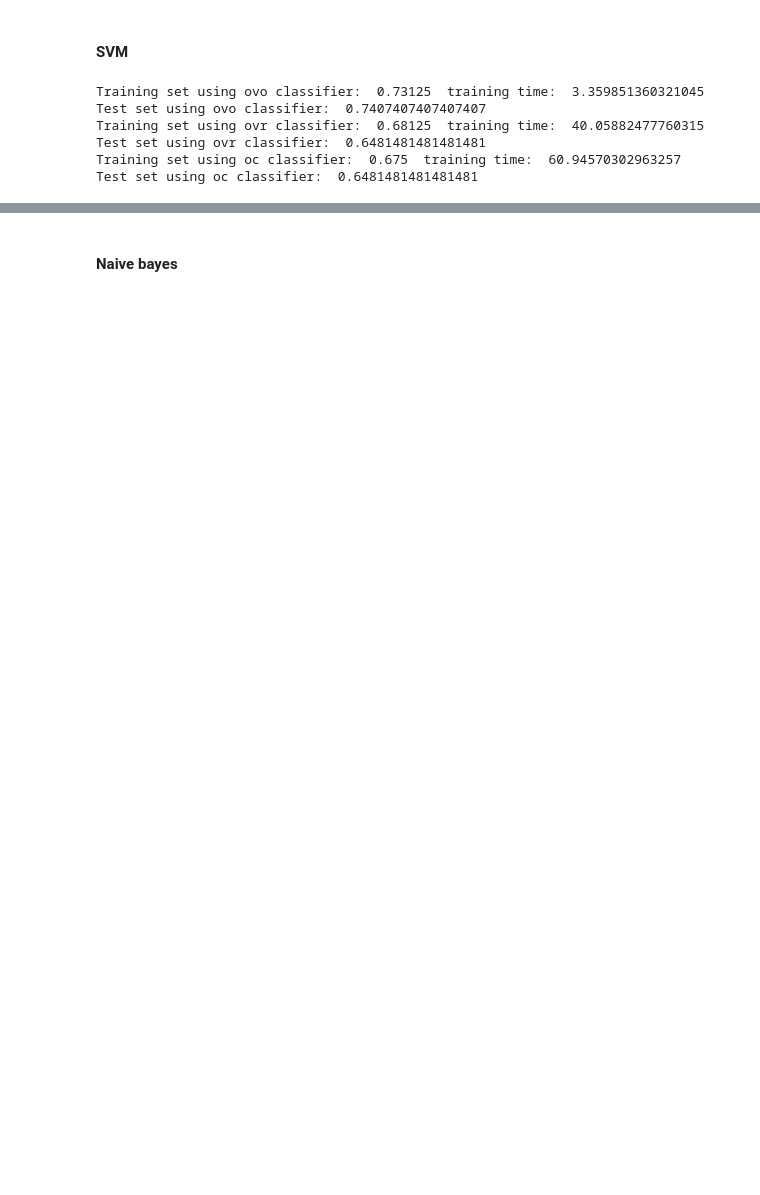
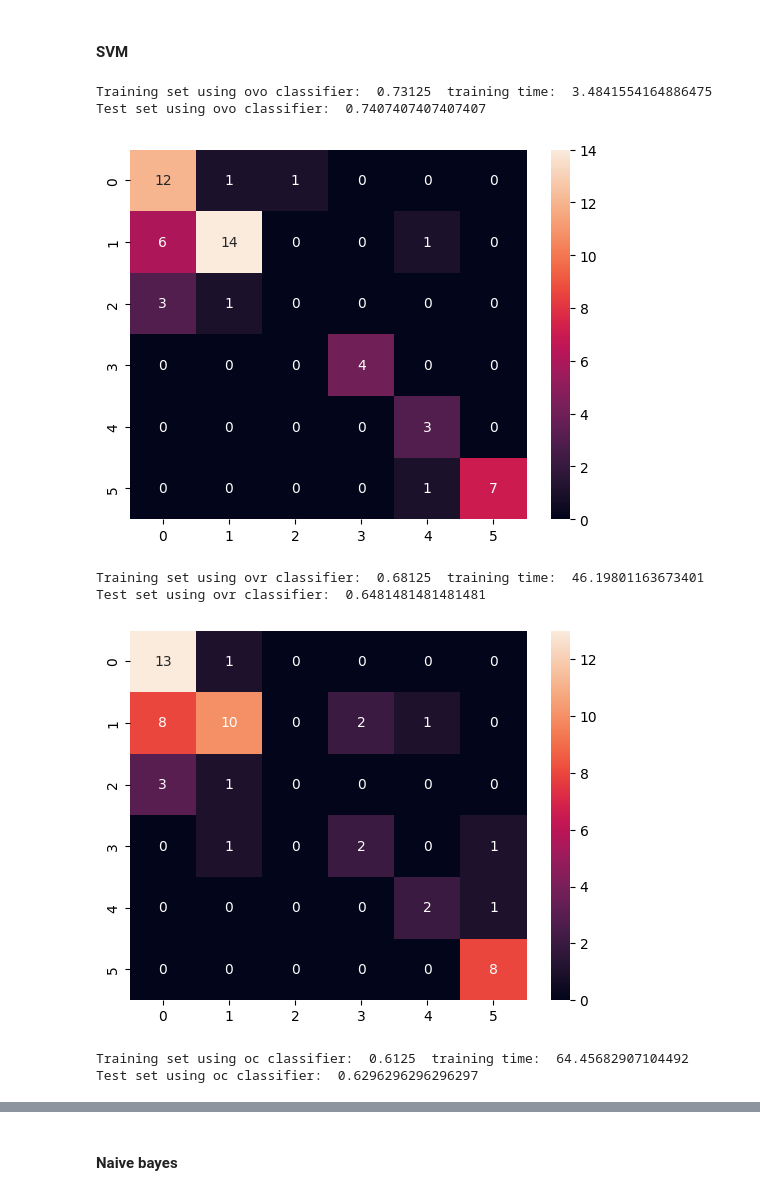
Before and after one commit to katevi/Introduction-to-ML, a Jupyter notebook: lab3/multiclass_classification_multioutput_regression.ipynb, the cells around one changed output, grey strips where cells are left out. Drawn from its saved outputs; the diff is of its cells as text; code cells hidden in the pictures; blank space fills up the shorter version.

```diff
--- a/lab3/multiclass_classification_multioutput_regression.ipynb
+++ b/lab3/multiclass_classification_multioutput_regression.ipynb
@@ -321,61 +379,69 @@ from sklearn.svm import SVC
 classifier_svm = SVC()
 steps = [
     ('scalar', StandardScaler()),
-    ('model', SVC())
+    ('model', SVC(random_state=42))
 ]
-svm_linear_pipe = Pipeline(steps)
+svm_pipe = Pipeline(steps)
 # %%
 parameters = { 'model__kernel' : ['linear'],
                'model__C' : [1,10,100,1000,10000],
                'model__random_state' : [42]
 }
-classifier_svm_linear = GridSearchCV(svm_linear_pipe, parameters, scoring='roc_auc', cv = 3)
+classifier_svm = GridSearchCV(svm_pipe, parameters, scoring='roc_auc', cv = 3)
 
-classifier_svm_ovo = OneVsOneClassifier(classifier_svm_linear)
+classifier_svm_ovo = OneVsOneClassifier(classifier_svm)
 start_svm_ovo = time.time()
 classifier_svm_ovo = classifier_svm_ovo.fit(X_train, y_train.ravel())
 training_time_svm_ovo = time.time() - start_svm_ovo
 
-classifier_svm_ovr = OneVsRestClassifier(classifier_svm_linear)
+classifier_svm_ovr = OneVsRestClassifier(classifier_svm)
 start_svm_ovr = time.time()
 classifier_svm_ovr = classifier_svm_ovr.fit(X_train, y_train.ravel())
 training_time_svm_ovr = time.time() - start_svm_ovr
 
-classifier_svm_oc = OutputCodeClassifier(classifier_svm_linear)
+classifier_svm_oc = OutputCodeClassifier(classifier_svm)
 start_svm_oc = time.time()
 classifier_svm_oc = classifier_svm_oc.fit(X_train, y_train.ravel())
 training_time_svm_oc = time.time() - start_svm_oc
 # %%
 # 1 - 1
-y_pred_svm_linear_train = classifier_svm_ovo.predict(X_train)
-accuracy_svm_train_ovo = accuracy_score(y_train, y_pred_svm_linear_train)
+y_pred_svm_train = classifier_svm_ovo.predict(X_train)
+accuracy_svm_train_ovo = accuracy_score(y_train, y_pred_svm_train)
 print("Training set using ovo classifier: ", accuracy_svm_train_ovo, " training time: ", training_time_svm_ovo)
 
-y_pred_svm_linear_test = classifier_svm_ovo.predict(X_test)
-accuracy_svm_test_ovo = accuracy_score(y_test, y_pred_svm_linear_test)
+y_pred_svm_test = classifier_svm_ovo.predict(X_test)
+accuracy_svm_test_ovo = accuracy_score(y_test, y_pred_svm_test)
 print("Test set using ovo classifier: ", accuracy_svm_test_ovo)
+sns.heatmap(confusion_matrix(y_test, y_pred_svm_test), annot=True, fmt='.0f')
+plt.show()
 
 # 1 - rest
-y_pred_svm_linear_train = classifier_svm_ovr.predict(X_train)
-accuracy_svm_train_ovr = accuracy_score(y_train, y_pred_svm_linear_train)
+y_pred_svm_train = classifier_svm_ovr.predict(X_train)
+accuracy_svm_train_ovr = accuracy_score(y_train, y_pred_svm_train)
 print("Training set using ovr classifier: ", accuracy_svm_train_ovr, " training time: ", training_time_svm_ovr)
 
-y_pred_svm_linear_test = classifier_svm_ovr.predict(X_test)
-accuracy_svm_test_ovr = accuracy_score(y_test, y_pred_svm_linear_test)
+y_pred_svm_test = classifier_svm_ovr.predict(X_test)
+accuracy_svm_test_ovr = accuracy_score(y_test, y_pred_svm_test)
 print("Test set using ovr classifier: ", accuracy_svm_test_ovr)
+sns.heatmap(confusion_matrix(y_test, y_pred_svm_test), annot=True, fmt='.0f')
+plt.show()
 
 # output code
-y_pred_svm_linear_train = classifier_svm_oc.predict(X_train)
-accuracy_svm_train_oc = accuracy_score(y_train, y_pred_svm_linear_train)
+y_pred_svm_train = classifier_svm_oc.predict(X_train)
+accuracy_svm_train_oc = accuracy_score(y_train, y_pred_svm_train)
 print("Training set using oc classifier: ", accuracy_svm_train_oc, " training time: ", training_time_svm_oc)
 
-y_pred_svm_linear_test = classifier_svm_oc.predict(X_test)
-accuracy_svm_test_oc = accuracy_score(y_test, y_pred_svm_linear_test)
+y_pred_svm_test = classifier_svm_oc.predict(X_test)
+accuracy_svm_test_oc = accuracy_score(y_test, y_pred_svm_test)
 print("Test set using oc classifier: ", accuracy_svm_test_oc)
+sns.heatmap(confusion_matrix(y_test, y_pred_svm_test), annot=True, fmt='.0f')
+plt.show()
 # %% [output]
-Training set using ovo classifier:  0.73125  training time:  3.359851360321045
+Training set using ovo classifier:  0.73125  training time:  3.4841554164886475
 Test set using ovo classifier:  0.7407407407407407
-Training set using ovr classifier:  0.68125  training time:  40.05882477760315
-Test set using ovr classifier:  0.6481481481481481
-Training set using oc classifier:  0.675  training time:  60.94570302963257
-Test set using oc classifier:  0.6481481481481481
+[figure, added]
+Training set using ovr classifier:  0.68125  training time:  46.19801163673401
+Test set using ovr classifier:  0.6481481481481481
+[figure, added]
+Training set using oc classifier:  0.6125  training time:  64.45682907104492
+Test set using oc classifier:  0.6296296296296297
```
Also changed, not shown: parts of 21 cells of this notebook.
